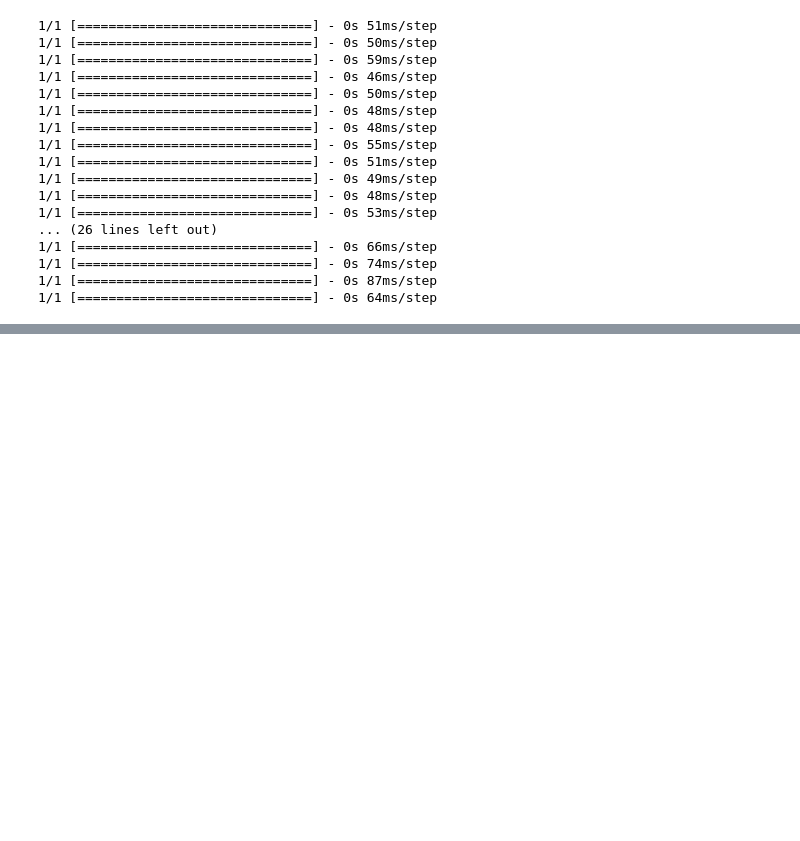
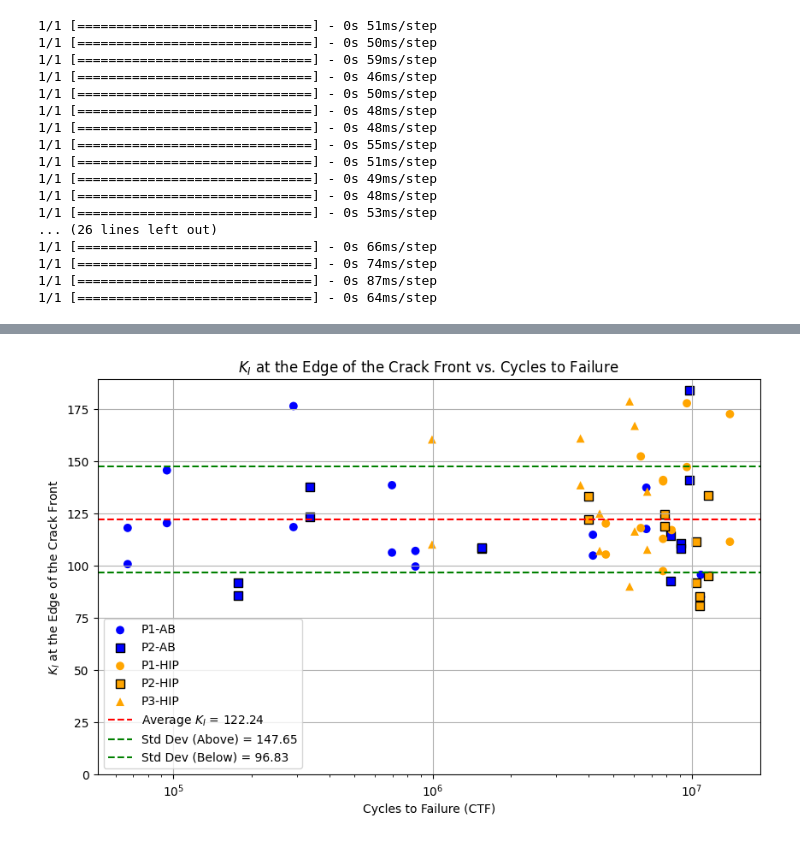
Before and after one commit to Jon400/Titanium_Find_Contour_U-Net, a Jupyter notebook: pipeline-batch.ipynb, the cells around one changed output, grey strips where cells are left out. Saved outputs shown, nothing was run; the diff lists cells and outputs as text; code cells hidden in the pictures; blank space fills up the shorter version.

```diff
--- a/pipeline-batch.ipynb
+++ b/pipeline-batch.ipynb
@@ -1248,3 +1375,96 @@ KeyboardInterrupt:
+# %%
+import pandas as pd
+import matplotlib.pyplot as plt
+import numpy as np
+
+# New data provided
+data = {
+    "img_name": ["P1MF13_N.png", "P1MF17_N.png", "P1MF19_N.png", "P1MF1_C.png", "P2MF17_C.png", "P2MF17_N.png",
+                 "P2MF18_C.png", "P2MF2_C.png", "P2MF9_N.png", "P3MF10_N.png", "P3MF12_C.png", "P3MF14_C.png",
+                 "P3MF8_N.png", "P1MF13_C.png", "P1MF15_C.png", "P1MF15_N.png", "P1MF16_C.png", "P1MF16_N.png",
+                 "P1MF17_C.png", "P1MF18_C.png", "P1MF18_N.png", "P1MF19_C.png", "P1MF1_N.png", "P1MF20_C.png",
+                 "P1MF2_C.png", "P1MF2_N.png", "P1MF3_C.png", "P1MF3_N.png", "P1MF4_C.png", "P1MF4_N.png",
+                 "P1MF5_C.png", "P1MF5_N.png", "P1MF6_C.png", "P1MF6_N.png", "P1MF7_C.png", "P1MF7_N.png",
+                 "P1MF8_C.png", "P1MF8_N.png", "P2MF13_C.png", "P2MF13_N.png", "P2MF16_C.png", "P2MF16_N.png",
+                 "P2MF18_N.png", "P2MF19_C.png", "P2MF19_N.png", "P2MF1_C.png", "P2MF1_N.png", "P2MF20_C.png",
+                 "P2MF20_N.png", "P2MF2_N.png", "P2MF3_C.png", "P2MF3_N.png", "P2MF6_C.png", "P2MF6_N.png",
+                 "P2MF9_C.png", "P3MF10_C.png", "P3MF12_N.png", "P3MF14_N.png", "P3MF16_C.png", "P3MF16_N.png",
+                 "P3MF6_C.png", "P3MF6_N.png", "P3MF8_C.png"],
+    "CTF": [697367, 4158272, 6682405, 66623, 9758414, 9758414, 10694084, 10399595, 8268660, 6026850, 3722238, 5759186,
+            6736353, 697367, 858918, 858918, 6362897, 6362897, 4158272, 14042489, 14042489, 6682405, 66623, 8363945,
+            7759547, 7759547, 94390, 94390, 9579633, 9579633, 10847458, 10847458, 4662619, 4662619, 290696, 290696,
+            7751877, 7751877, 9059951, 9059951, 11550872, 11550872, 10694084, 1543883, 1543883, 177424, 177424, 7886707,
+            7886707, 10399595, 335993, 335993, 4012771, 4012771, 8268660, 6026850, 3722238, 5759186, 4413584, 4413584,
+            995614, 995614, 6736353],
+    "K1_at_edge": [138.5544014, 114.7914217, 117.5854515, 118.0898375, 141.0039124, 184.1299952, 85.2348522,
+                   111.6877664, 92.54576105, 116.4034218, 160.9327832, 90.00540073, 135.4675781, 106.2823898,
+                   99.6092454, 107.0741991, 118.0270692, 152.3457205, 104.8575426, 111.4547427, 172.5963325,
+                   137.3573646, 100.750749, 117.0706123, 140.3884939, 141.0652962, 120.3873657, 145.659668,
+                   147.2366659, 177.7866373, 85.04768665, 95.64701539, 120.1871007, 105.3520167, 118.4823725,
+                   176.4356064, 112.8651061, 97.42116509, 110.7247247, 108.3739642, 133.6384669, 95.01268062,
+                   80.85611833, 108.1373251, 108.5015705, 85.66535874, 91.66751195, 119.0652137, 124.5058789,
+                   91.63399939, 123.5431, 137.6226001, 122.0994856, 133.3678678, 114.5225472, 166.9689413,
+                   138.5297291, 178.7100614, 124.9107923, 107.0674726, 160.4549497, 110.1420615, 107.6892168]
+}
+
+df = pd.DataFrame(data)
+
+# Calculate the mean and standard deviation for K1 values
+mean_K1 = np.mean(df['K1_at_edge'])
+std_K1 = np.std(df['K1_at_edge'])
+
+# Define the groupings for colors and markers
+groups = {
+    "P1-AB": ["P1MF1_C.png", "P1MF1_N.png", "P1MF13_C.png", "P1MF13_N.png", "P1MF15_C.png", "P1MF15_N.png",
+              "P1MF17_C.png", "P1MF17_N.png", "P1MF19_C.png", "P1MF19_N.png", "P1MF3_C.png", "P1MF3_N.png",
+              "P1MF5_C.png", "P1MF5_N.png", "P1MF7_C.png", "P1MF7_N.png"],
+    "P2-AB": ["P2MF1_C.png", "P2MF1_N.png", "P2MF13_C.png", "P2MF13_N.png", "P2MF17_C.png", "P2MF17_N.png",
+              "P2MF19_C.png", "P2MF19_N.png", "P2MF3_C.png", "P2MF3_N.png", "P2MF9_C.png", "P2MF9_N.png"],
+    #"P3-AB": ["P3MF3_C.png", "P3MF3_N.png", "P3MF9_C.png", "P3MF9_N.png"],
+    "P1-HIP": ["P1MF16_C.png", "P1MF16_N.png", "P1MF18_C.png", "P1MF18_N.png", "P1MF2_C.png", "P1MF2_N.png",
+               "P1MF20_C.png", "P1MF4_C.png", "P1MF4_N.png", "P1MF6_C.png", "P1MF6_N.png", "P1MF8_C.png",
+               "P1MF8_N.png"],
+    "P2-HIP": ["P2MF16_C.png", "P2MF16_N.png", "P2MF18_C.png", "P2MF18_N.png", "P2MF2_C.png", "P2MF2_N.png",
+               "P2MF20_C.png", "P2MF20_N.png", "P2MF6_C.png", "P2MF6_N.png"],
+    "P3-HIP": ["P3MF10_C.png", "P3MF10_N.png", "P3MF12_C.png", "P3MF12_N.png", "P3MF14_C.png", "P3MF14_N.png",
+               "P3MF16_C.png", "P3MF16_N.png", "P3MF6_C.png", "P3MF6_N.png", "P3MF8_C.png", "P3MF8_N.png"]
+}
+
+# Create the plot
+plt.figure(figsize=(10, 6))
+
+# Plot data points with colors and different markers
+colors = {'AB': 'blue', 'HIP': 'orange'}
+markers = {'P1': 'o', 'P2': 's', 'P3': '^'}
+
+for label, img_names in groups.items():
+    df_group = df[df['img_name'].isin(img_names)]
+    category = label.split('-')[1]
+    marker_style = markers.get(label.split('-')[0], 'D')  # Default to diamond marker if not found
+
+    plt.scatter(df_group['CTF'], df_group['K1_at_edge'],
+                c=colors[category],
+                label=label,
+                marker=marker_style,
+                s=50,
+                edgecolors='black' if marker_style == 's' else 'none')  # Black edge for squares
+
+# Plot the mean and standard deviation lines
+plt.axhline(mean_K1, color='red', linestyle='--', label=f'Average $K_I$ = {mean_K1:.2f}')
+plt.axhline(mean_K1 + std_K1, color='green', linestyle='--', label=f'Std Dev (Above) = {mean_K1 + std_K1:.2f}')
+plt.axhline(mean_K1 - std_K1, color='green', linestyle='--', label=f'Std Dev (Below) = {mean_K1 - std_K1:.2f}')
+
+# Add labels, title, and legend
+plt.xlabel('Cycles to Failure (CTF)')
+plt.ylabel(r'$K_I$ at the Edge of the Crack Front')
+plt.title(r'$K_I$ at the Edge of the Crack Front vs. Cycles to Failure')
+plt.grid(True)
+plt.xscale('log')
+plt.ylim(0)
+plt.legend()
+plt.show()
+# %% [output]
+[figure, added]
 # %%
 import pandas as pd
 import matplotlib.pyplot as plt
```
Also changed, not shown: parts of 5 cells of this notebook.
